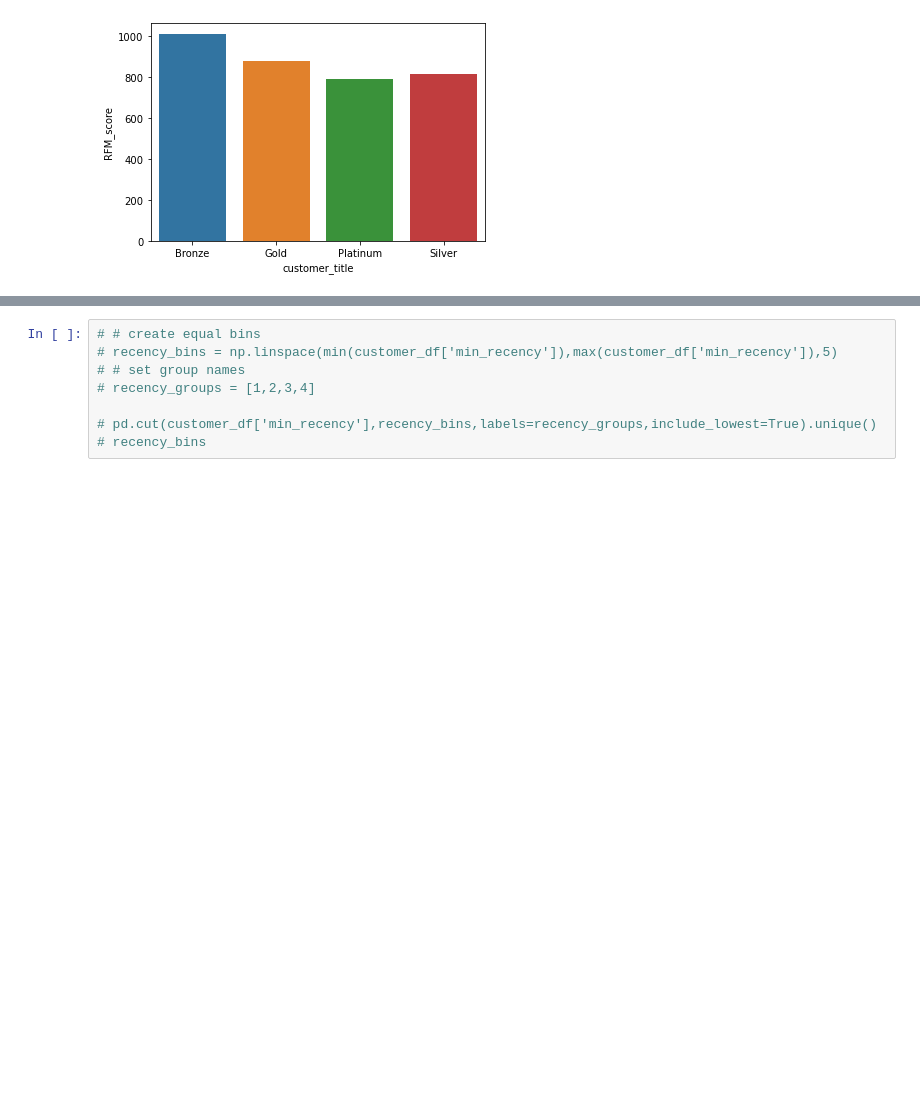
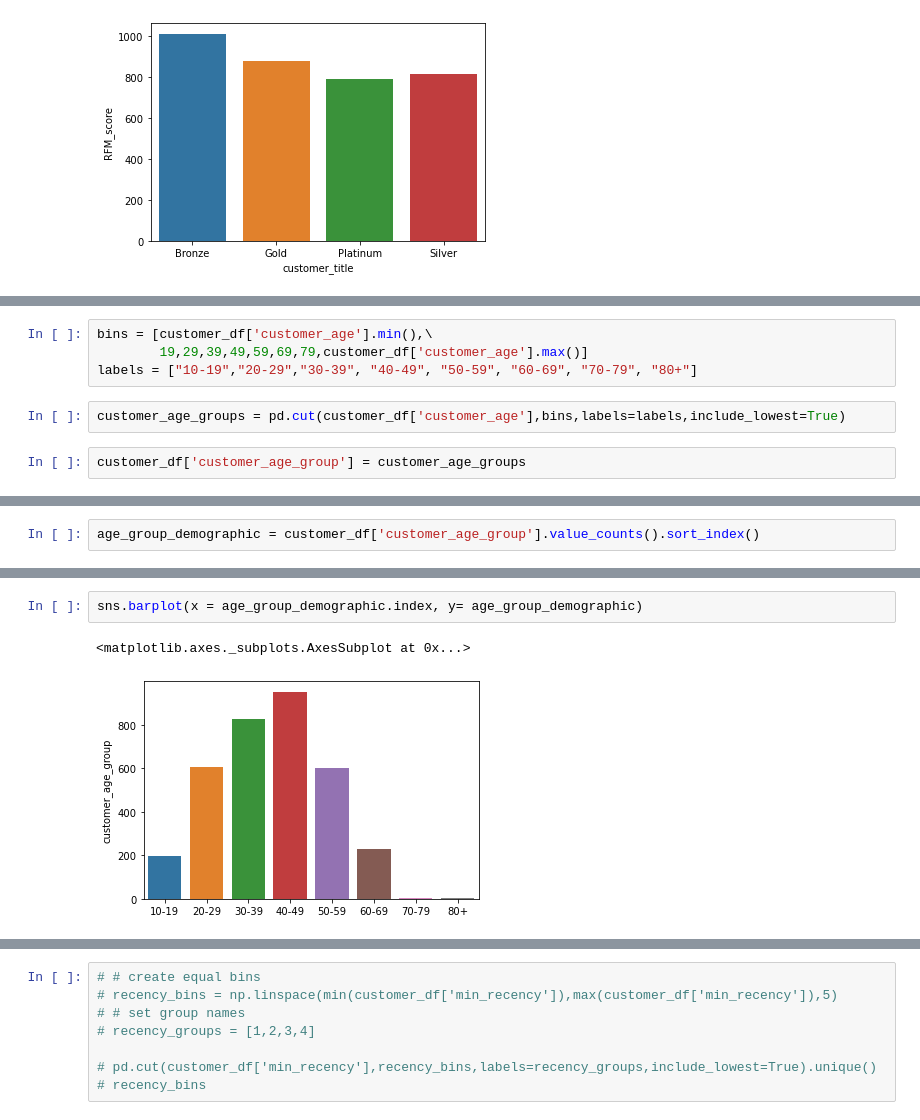
Before and after one commit to daniel8691/Market_strategy_analysis, a Jupyter notebook: Module_two/module_two_dataanalysis.ipynb, the cells around one changed output, grey strips where cells are left out. Cells and saved outputs as stored; diff of their text form; blank space fills up the shorter version.

Commit message:
added age groups for existing customer base

```diff
--- a/Module_two/module_two_dataanalysis.ipynb
+++ b/Module_two/module_two_dataanalysis.ipynb
@@ -380,0 +486,8 @@ ax = sns.barplot(x=customertitle_grouped_df.index, y= customertitle_grouped_df['
+# %%
+bins = [customer_df['customer_age'].min(),\
+        19,29,39,49,59,69,79,customer_df['customer_age'].max()]
+labels = ["10-19","20-29","30-39", "40-49", "50-59", "60-69", "70-79", "80+"]
+# %%
+customer_age_groups = pd.cut(customer_df['customer_age'],bins,labels=labels,include_lowest=True)
+# %%
+customer_df['customer_age_group'] = customer_age_groups
@@ -380,0 +515,2 @@ ax = sns.barplot(x=customertitle_grouped_df.index, y= customertitle_grouped_df['
+# %%
+age_group_demographic = customer_df['customer_age_group'].value_counts().sort_index()
@@ -380,0 +529,5 @@ ax = sns.barplot(x=customertitle_grouped_df.index, y= customertitle_grouped_df['
+# %%
+sns.barplot(x = age_group_demographic.index, y= age_group_demographic)
+# %% [output]
+<matplotlib.axes._subplots.AxesSubplot at 0x...>
+[figure, added]
```
Also changed, not shown: parts of 18 cells of this notebook.
